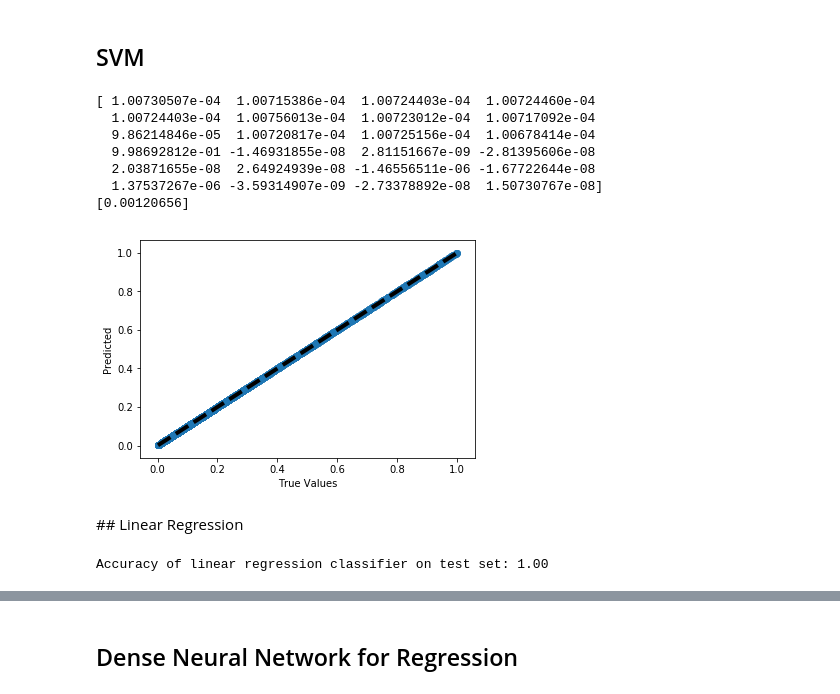
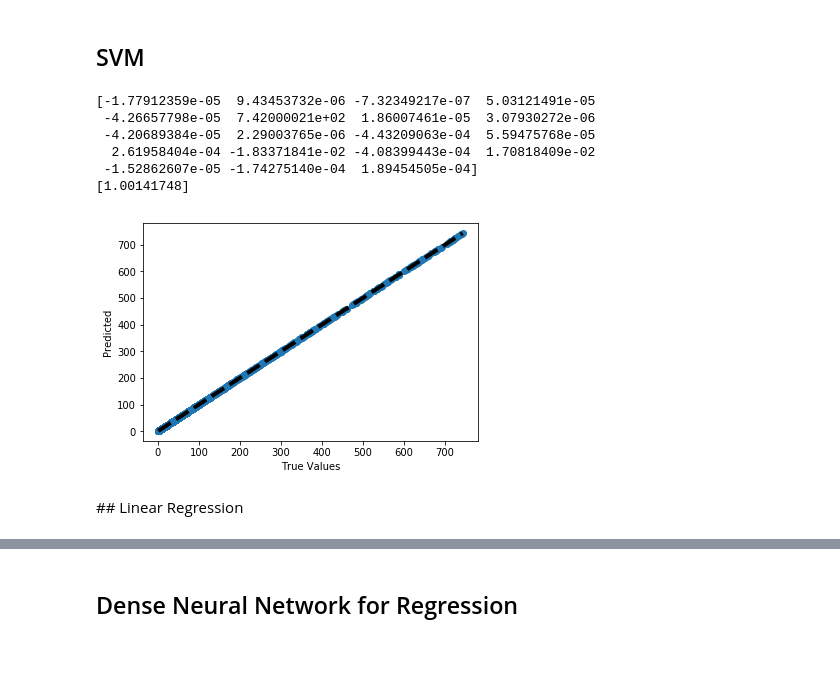
Before and after one commit to lrodrigocareaga/thesis, a Jupyter notebook: MosquitoHybridModel.ipynb, the cells around one changed output, grey strips where cells are left out. Cells and saved outputs as stored; diff of their text form; code cells hidden in the pictures; blank space fills up the shorter version.

```diff
--- a/MosquitoHybridModel.ipynb
+++ b/MosquitoHybridModel.ipynb
@@ -738,2 +302,4 @@ testY = test["TOTAL"] / maxMosquito
+# %%
+X,y = xyFunc(result)
 # %% [markdown]
 ## SVM
@@ -745,40 +306,36 @@ svr_poly = SVR(kernel='poly', C=100, gamma='auto', degree=3, epsilon=.1,
-# %%
-from sklearn.svm import LinearSVR
-from sklearn.datasets import make_regression
-
-regrSVM = LinearSVR(random_state=0, tol=1e-5)
-regrSVM.fit(trainX, trainY)
-
-print(regrSVM.coef_)
-
-print(regrSVM.intercept_)
-# %% [output]
-[ 1.00730507e-04  1.00715386e-04  1.00724403e-04  1.00724460e-04
-  1.00724403e-04  1.00756013e-04  1.00723012e-04  1.00717092e-04
-  9.86214846e-05  1.00720817e-04  1.00725156e-04  1.00678414e-04
-  9.98692812e-01 -1.46931855e-08  2.81151667e-09 -2.81395606e-08
-  2.03871655e-08  2.64924939e-08 -1.46556511e-06 -1.67722644e-08
-  1.37537267e-06 -3.59314907e-09 -2.73378892e-08  1.50730767e-08]
-[0.00120656]
 # %%
-y_predSVM = regrSVM.predict(testX)
-fig, ax = plt.subplots()
-ax.scatter(testY, y_predSVM)
-ax.plot([testY.min(), testY.max()], [testY.min(), testY.max()], 'k--', lw=4)
-ax.set_xlabel('True Values')
-ax.set_ylabel('Predicted')
-plt.savefig('SVM.eps', format='eps', dpi=900)
+# function to print SVM
+def svmFunct(X,y):
+  scoresCoef = []
+  regrSVM = LinearSVR(random_state=0, tol=1e-5)
+  cv = KFold(n_splits=10, random_state=1, shuffle=True)
 
-plt.show()
+  for train_index, test_index in cv.split(X):
+    X_train, X_test, y_train, y_test = X[train_index], X[test_index], y[train_index], y[test_index]
+    regrSVM.fit(X_train, y_train)
+    y_pred = regrSVM.predict(X_test)
+
+  print(regrSVM.coef_)
+  print(regrSVM.intercept_)
+
+
+  fig, ax = plt.subplots()
+  ax.scatter(y_test, y_pred)
+  ax.plot([y_test.min(), y_test.max()], [y_test.min(), y_test.max()], 'k--', lw=4)
+  ax.set_xlabel('True Values')
+  ax.set_ylabel('Predicted')
+  plt.savefig('SVM.eps', format='eps', dpi=900)
+
+  return plt.show()
-# %% [output]
-[figure, removed]
+# %%
+svmFunct(X,y)
+# %% [output]
+[-1.77912359e-05  9.43453732e-06 -7.32349217e-07  5.03121491e-05
+ -4.26657798e-05  7.42000021e+02  1.86007461e-05  3.07930272e-06
+ -4.20689384e-05  2.29003765e-06 -4.43209063e-04  5.59475768e-05
+  2.61958404e-04 -1.83371841e-02 -4.08399443e-04  1.70818409e-02
+ -1.52862607e-05 -1.74275140e-04  1.89454505e-04]
+[1.00141748]
+[figure, added]
 # %% [markdown]
 ## Linear Regression
-# %%
-linreg = LinearRegression()
-linreg.fit(trainX, trainY)
-y_predLinear = linreg.predict(testX)
-print('Accuracy of linear regression classifier on test set: {:.2f}'.format(linreg.score(testX,testY)))
-#print('Accuracy of logistic regression classifier on test set: {:.2f}'.format(linreg.score(testX, testY))
-# %% [output]
-Accuracy of linear regression classifier on test set: 1.00
```
Also changed, not shown: parts of 124 cells of this notebook.
